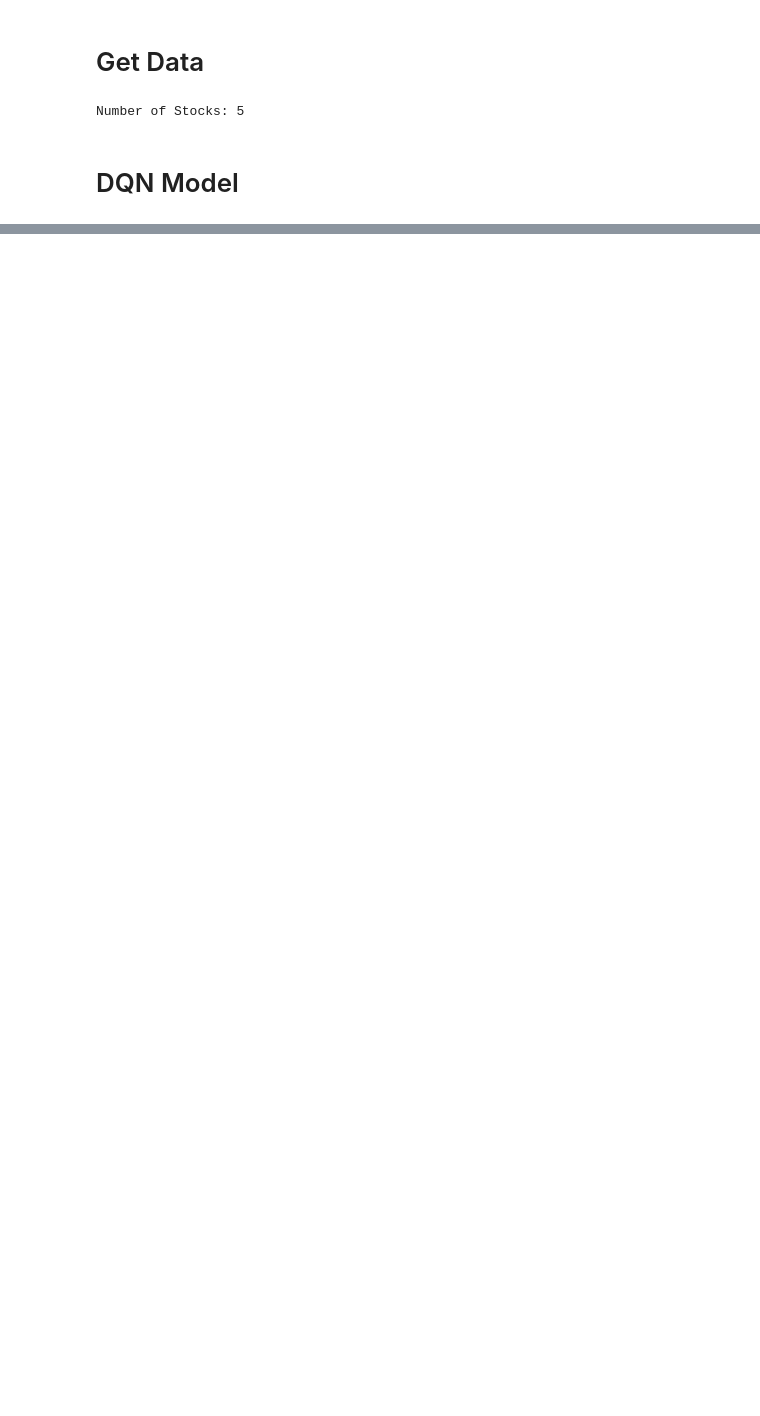
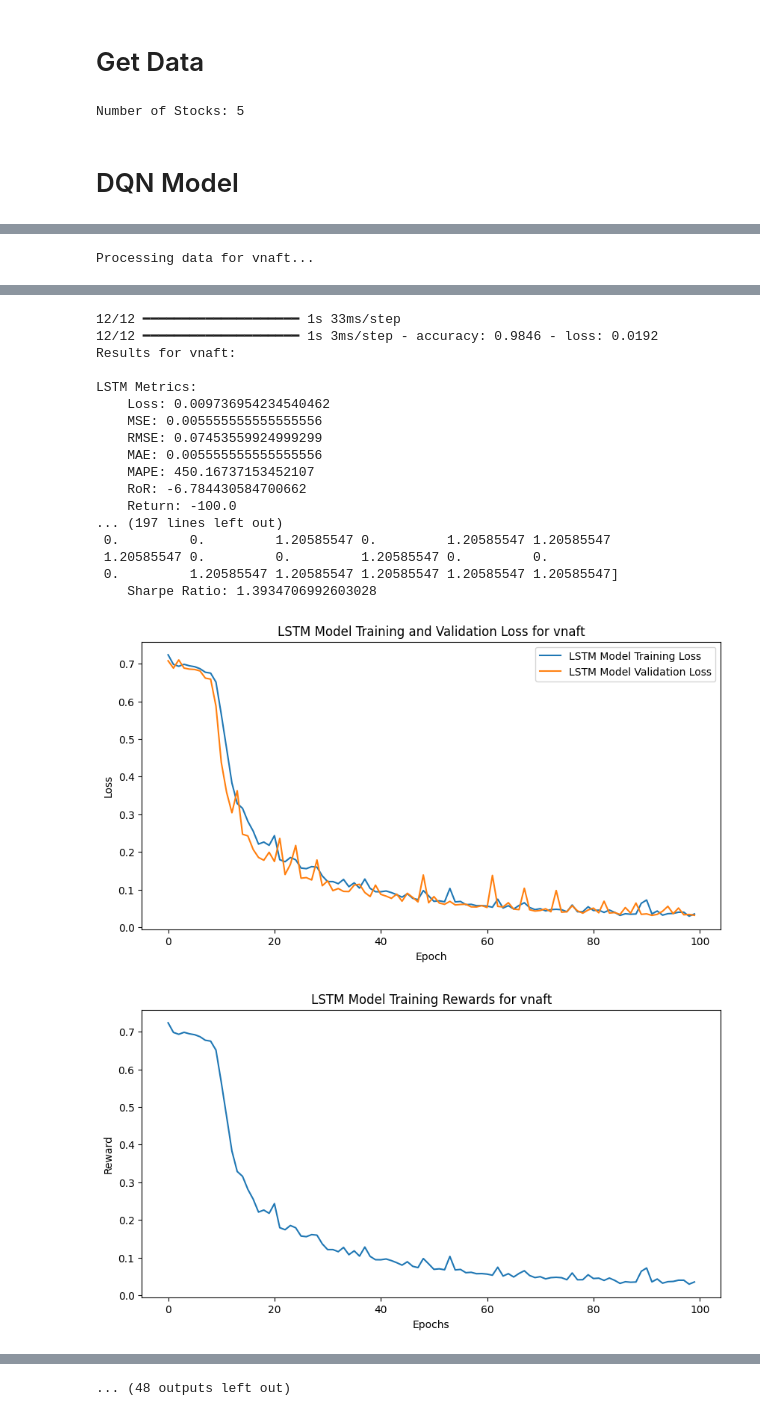
Before and after one commit to haerihamideh/DQL, a Jupyter notebook: main_script.ipynb, the cells around one changed output, grey strips where cells are left out. Drawn from its saved outputs; the diff is of its cells as text; code cells hidden in the pictures; blank space fills up the shorter version.

```diff
--- a/main_script.ipynb
+++ b/main_script.ipynb
@@ -43,6 +43,10 @@ from utils.preprocessing import preprocess_data
 from data.data_loader import DataLoader
 import numpy as np
 import matplotlib.pyplot as plt
+
+from models.deep_q_trading_model import DeepQTradingModel
+from utils.preprocessing import preprocess_data
+from data.data_loader import DataLoader
 
 if __name__ == '__main__':
     # Set your parameters
@@ -66,19 +70,7 @@ if __name__ == '__main__':
         X_train_scaled, X_val_scaled, X_test_scaled, y_train, y_val, y_test = \
             model.preprocess_data(X_train, X_val, X_test, y_train, y_val, y_test)
 
-
-        # Train models
-        lstm_results, gru_results, combined_results = model.train_model(X_train_scaled, X_val_scaled, y_train, y_val)
-
-        # Evaluate models
-        lstm_loss_metrics = model.evaluate_model(lstm_results[0], X_test_scaled, y_test)
-        gru_loss_metrics = model.evaluate_model(gru_results[0], X_test_scaled, y_test)
-        combined_loss_metrics = model.evaluate_model(combined_results[0], X_test_scaled, y_test)
-
-        # Print results
-        model.print_results(stock, lstm_loss_metrics, gru_loss_metrics, combined_loss_metrics)
-
-        # Plot results
-        model.plot_results(stock, lstm_results, gru_results, combined_results)
+        # Train models and save
+        lstm_results, gru_results, combined_results = model.train_model(X_train_scaled, X_val_scaled, y_train, y_val, stock)
 # %% [output]
 Processing data for vnaft...
@@ -115,0 +101,39 @@ Processing data for zamyad...
+# %%
+from models.deep_q_trading_model import DeepQTradingModel
+from utils.preprocessing import preprocess_data
+from data.data_loader import DataLoader
+
+if __name__ == '__main__':
+    # Set your parameters
+    stocks = ['vnaft', 'zamyad', 'khodro', 'shabendar', 'shapna']
+    begin_date = '2010-01-01'
+    end_date = '2019-02-22'
+    test_size = 180
+    validation_size = 180
+    epochs = 100
+    train_size = 1800
+
+    # Initialize DeepQTradingModel
+    model = DeepQTradingModel(epochs, train_size)
+
+    for stock in stocks:
+        # Load data
+        data_loader = DataLoader(begin_date, end_date, test_size, validation_size, train_size)
+        X_train, X_val, X_test, y_train, y_val, y_test, RoR = data_loader.load_data(stock)
+
+        # Preprocess data
+        X_train_scaled, X_val_scaled, X_test_scaled, y_train, y_val, y_test = \
+            model.preprocess_data(X_train, X_val, X_test, y_train, y_val, y_test)
+
+        # Load models and perform analysis
+        lstm_model = model.load_model(f"output/model/{stock}_lstm_model.h5")
+        gru_model = model.load_model(f"output/model/{stock}_gru_model.h5")
+        combined_model = model.load_model(f"output/model/{stock}_combined_model.h5")
+
+        lstm_loss_metrics = model.evaluate_model(lstm_model, X_test_scaled, y_test)
+        gru_loss_metrics = model.evaluate_model(gru_model, X_test_scaled, y_test)
+        combined_loss_metrics = model.evaluate_model(combined_model, X_test_scaled, y_test)
+
+        model.print_results(stock, lstm_loss_metrics, gru_loss_metrics, combined_loss_metrics)
+        model.plot_results(stock, lstm_results, gru_results, combined_results)
+# %% [output]
@@ -115,0 +141 @@ Processing data for zamyad...
+Processing data for vnaft...
@@ -115,0 +148,19 @@ Processing data for zamyad...
+12/12 ━━━━━━━━━━━━━━━━━━━━ 1s 33ms/step
+12/12 ━━━━━━━━━━━━━━━━━━━━ 1s 3ms/step - accuracy: 0.9846 - loss: 0.0192
+Results for vnaft:
+
+LSTM Metrics:
+    Loss: 0.009736954234540462
+    MSE: 0.005555555555555556
+    RMSE: 0.07453559924999299
+    MAE: 0.005555555555555556
+    MAPE: 450.16737153452107
+    RoR: -6.784430584700662
+    Return: -100.0
+... (197 lines left out)
+ 0.         0.         1.20585547 0.         1.20585547 1.20585547
+ 1.20585547 0.         0.         1.20585547 0.         0.
+ 0.         1.20585547 1.20585547 1.20585547 1.20585547 1.20585547]
+    Sharpe Ratio: 1.3934706992603028
+[figure, added]
+[figure, added]
@@ -115,0 +171 @@ Processing data for zamyad...
+... (48 outputs left out)
```
Also changed, not shown: parts of 2 cells of this notebook, 20 other files.
